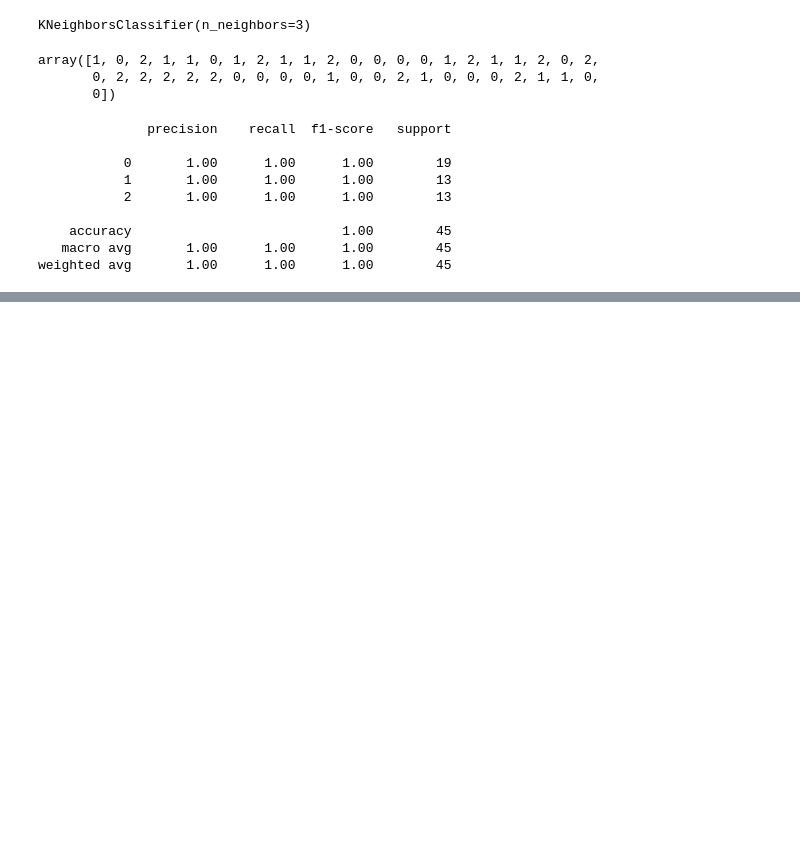
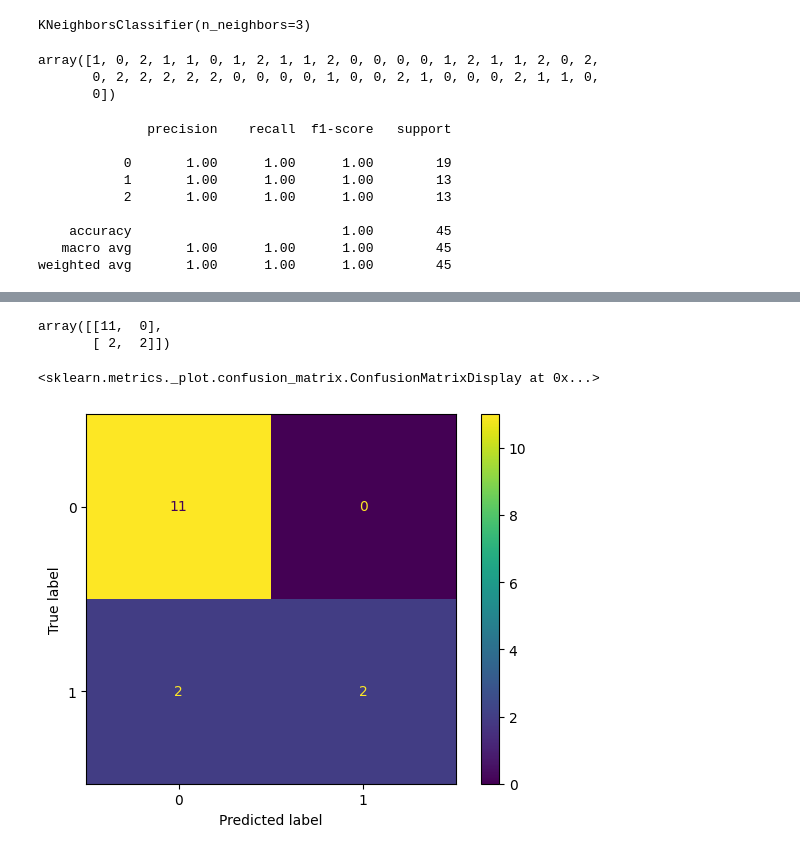
Before and after one commit to amandeep-singh28/Machine-Learning-Revision, a Jupyter notebook: 02_Practice.ipynb, the cells around one changed output, grey strips where cells are left out. Drawn from its saved outputs; the diff is of its cells as text; code cells hidden in the pictures; blank space fills up the shorter version.

Commit message:
Naive Multinomial

```diff
--- a/02_Practice.ipynb
+++ b/02_Practice.ipynb
@@ -297,0 +338,7 @@ weighted avg       1.00      1.00      1.00        45
+# %%
+cv = CountVectorizer()
+X_train_cv = cv.fit_transform(X_train)
+X_test_cv = cv.transform(X_test)
+# %%
+model = MultinomialNB()
+model.fit(X_train_cv, y_train)
@@ -297,0 +347,3 @@ weighted avg       1.00      1.00      1.00        45
+# %%
+y_pred = model.predict(X_test_cv)
+y_pred
@@ -297,0 +364,11 @@ weighted avg       1.00      1.00      1.00        45
+# %%
+cm = confusion_matrix(y_test, y_pred)
+cm
+# %% [output]
+array([[11,  0],
+       [ 2,  2]])
+# %%
+ConfusionMatrixDisplay(confusion_matrix = cm).plot()
+# %% [output]
+<sklearn.metrics._plot.confusion_matrix.ConfusionMatrixDisplay at 0x...>
+[figure, added]
```
Also changed, not shown: parts of 9 cells of this notebook.
